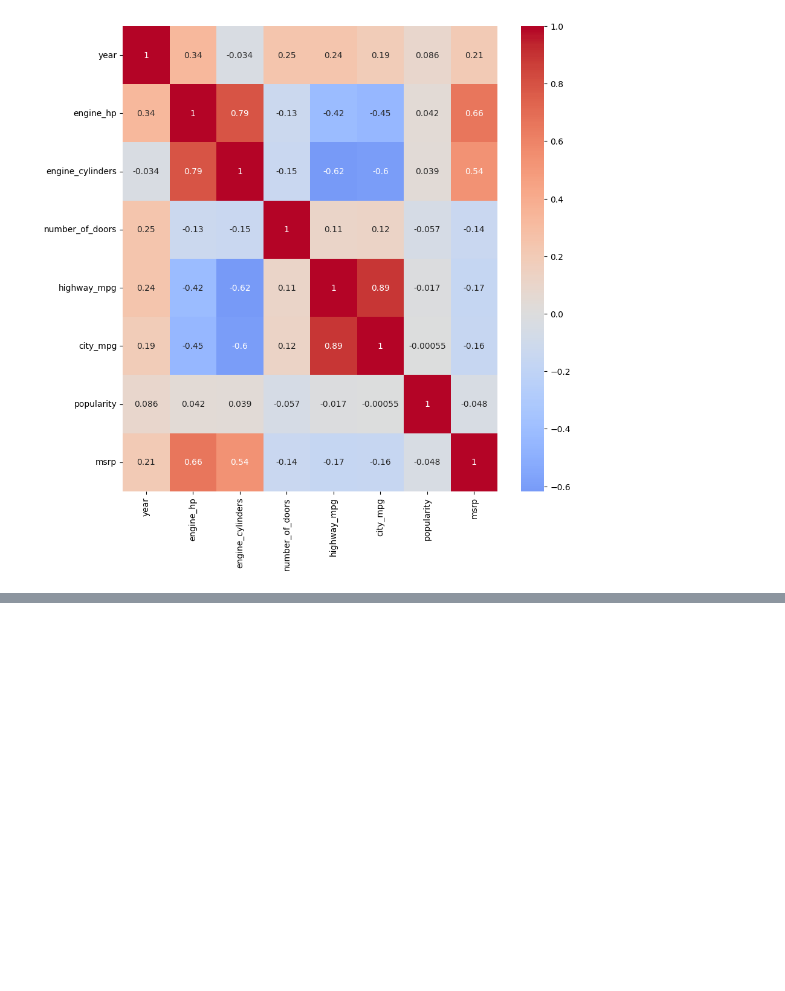
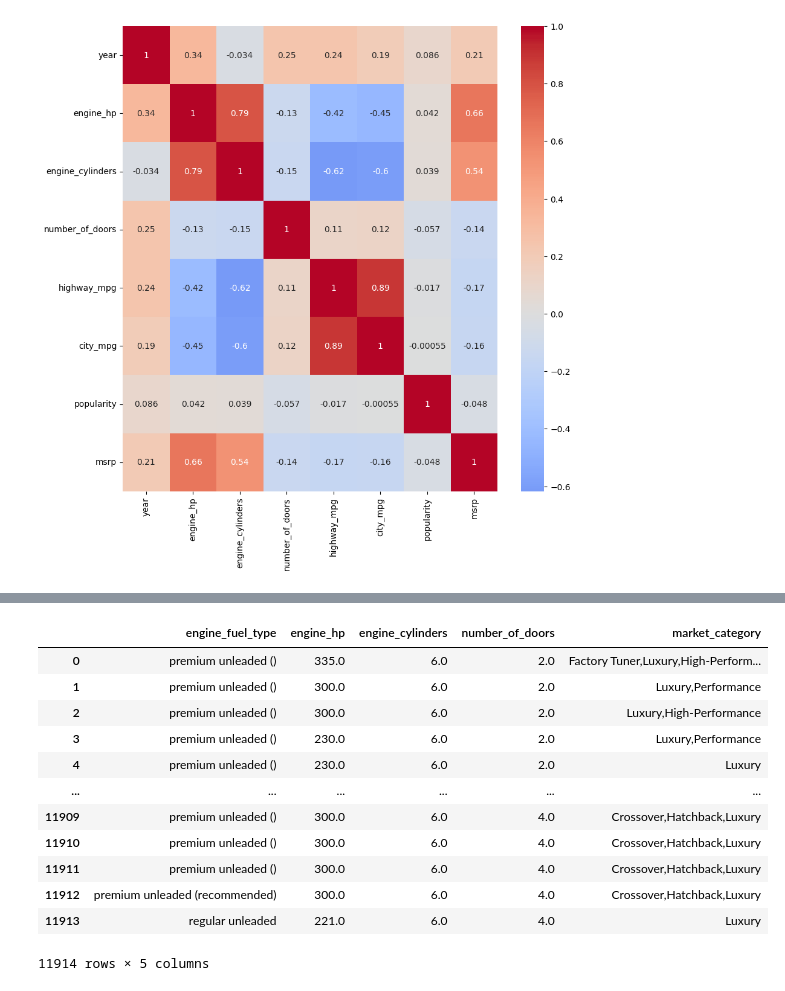
Before and after one commit to KuanyshKK/AI, a Jupyter notebook: Lesson16Self.ipynb, the cells around one changed output, grey strips where cells are left out. Saved outputs shown, nothing was run; the diff lists cells and outputs as text; code cells hidden in the pictures; blank space fills up the shorter version.

```diff
--- a/Lesson16Self.ipynb
+++ b/Lesson16Self.ipynb
@@ -256,0 +277,16 @@ plt.show()
+# %%
+df[['engine_fuel_type', 'engine_hp', 'engine_cylinders', 'number_of_doors', 'market_category']]
+# %% [output]
+|  | engine_fuel_type | engine_hp | engine_cylinders | number_of_doors | market_category |
+| 0 | premium unleaded () | 335.0 | 6.0 | 2.0 | Factory Tuner,Luxury,High-Perform... |
+| 1 | premium unleaded () | 300.0 | 6.0 | 2.0 | Luxury,Performance |
+| 2 | premium unleaded () | 300.0 | 6.0 | 2.0 | Luxury,High-Performance |
+| 3 | premium unleaded () | 230.0 | 6.0 | 2.0 | Luxury,Performance |
+| 4 | premium unleaded () | 230.0 | 6.0 | 2.0 | Luxury |
+| ... | ... | ... | ... | ... | ... |
+| 11909 | premium unleaded () | 300.0 | 6.0 | 4.0 | Crossover,Hatchback,Luxury |
+| 11910 | premium unleaded () | 300.0 | 6.0 | 4.0 | Crossover,Hatchback,Luxury |
+| 11911 | premium unleaded () | 300.0 | 6.0 | 4.0 | Crossover,Hatchback,Luxury |
+| 11912 | premium unleaded (recommended) | 300.0 | 6.0 | 4.0 | Crossover,Hatchback,Luxury |
+| 11913 | regular unleaded | 221.0 | 6.0 | 4.0 | Luxury |
+11914 rows × 5 columns
```
Also changed, not shown: parts of 22 cells of this notebook.
